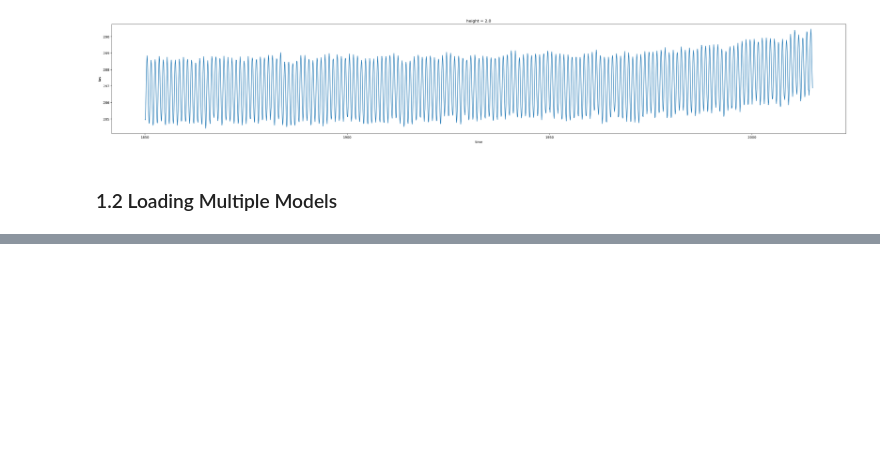
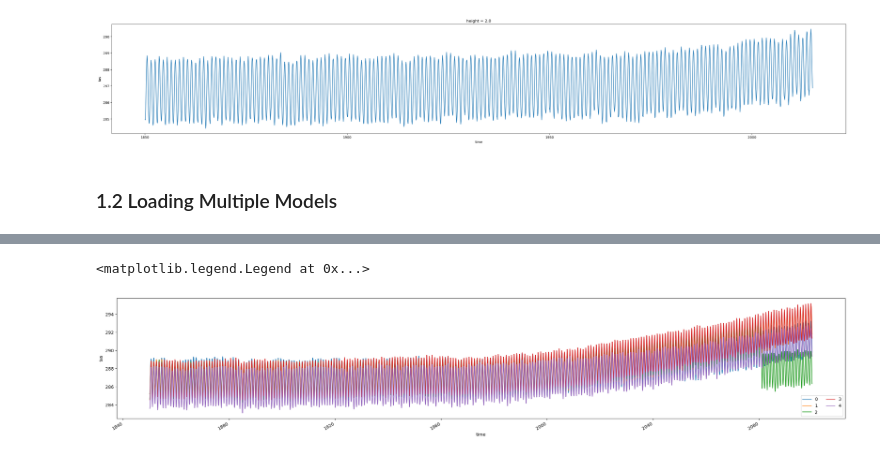
Before and after one commit to jinnayoon/cmip6-tempchangeproj, a Jupyter notebook: research_notebook.ipynb, the cells around one changed output, grey strips where cells are left out. Drawn from its saved outputs; the diff is of its cells as text; code cells hidden in the pictures; blank space fills up the shorter version.

Commit message:
created multiple models and figure

```diff
--- a/research_notebook.ipynb
+++ b/research_notebook.ipynb
@@ -205,0 +212,4 @@ gcm_5_models = df[(df['source_id'] == 'E3SM-1-1') | (df['source_id'] == 'INM-CM4
+# %%
+#time index to assign model times to
+new_time_index=pd.date_range('1850-01-01', '2099-12-31', freq='ME')
+new_time_index
@@ -206,19 +225,24 @@ gcm_5_models = df[(df['source_id'] == 'E3SM-1-1') | (df['source_id'] == 'INM-CM4
 # %%
 #load multiple models
 ds_list = list()
-for source in gcm_5_models:
-    df_hist_tas=df.query  ("activity_id=='CMIP'         & table_id == 'Amon' & variable_id == 'tas' & experiment_id=='historical'& member_id=='r1i1p1f1' & source_id==@source")
-    df_ssp585_tas=df.query("activity_id=='ScenarioMIP'  & table_id == 'Amon' & variable_id == 'tas' & experiment_id=='ssp585'    & member_id=='r1i1p1f1' & source_id==@source")
+for source in gcm_list:
+    df_hist_tas=df.query  ("activity_id=='CMIP'         & table_id == 'Amon' & variable_id == 'tas' & experiment_id=='historical'& member_id=='r1i1p1f1' & source_id== @source")
+    df_ssp585_tas=df.query("activity_id=='ScenarioMIP'  & table_id == 'Amon' & variable_id == 'tas' & experiment_id=='ssp585'    & member_id=='r1i1p1f1' & source_id== @source")
     ds_hist_tas   =load_zarr_dset(df_hist_tas)
     ds_ssp585_tas =load_zarr_dset(df_ssp585_tas)
-    #load the temperature data
-    tas_hist = ds_hist_tas.tas.sel(time=slice(
-    tas_ssp585 = ds_ssp585_tas.tas
-    #compute global means with weights
-    weights_1_canesm5 = np.cos(np.deg2rad(tas_hist.lat))
-    weights_2_canesm5 = np.cos(np.deg2rad(tas_ssp585.lat))
-    ds_hist_tas_w_mean = tas_hist.weighted(weights_1_canesm5).mean(dim = ('lon', 'lat'))
-    ds_ssp585_tas_w_mean = tas_ssp585.weighted(weights_2_canesm5).mean(dim = ('lon', 'lat'))
-    ds_tas_merged = xr.merge([ds_hist_tas_w_mean, ds_ssp585_tas_w_mean], compat = 'override')
-    ds_tas_merged
+    #concat data
+    ds_all = xr.concat([ds_hist_tas, ds_ssp585_tas], dim = ('time'), coords='all', compat = 'override')
+    #print(source) checking if each source starts at 1850
+    #print(ds_all.time[0])
+    #global mean w weights
+    weights = np.cos(np.deg2rad(ds_all.tas.lat))
+    ds_all = ds_all.weighted(weights).mean(dim=('lon', 'lat'))
+    #slice to specific period and reassign new time index
+    ds_all = ds_all.isel(time=slice(0,3000))
+    ds_all = ds_all.assign(time=new_time_index)
+    #add to list
+    ds_list.append(ds_all)
+
+ob_all = xr.concat(ds_list, dim = 'model', coords = 'minimal',compat='override')
+ob_all
 # %% [output]
@@ -225,0 +272,8 @@ TypeError: objects must be an iterable containing only Dataset(s), DataArray(s),
+# %%
+fig, ax = plt.subplots(figsize = (30,5))
+lines = ob_all.tas.plot.line(ax=ax,hue='model', add_legend=False) #accesses tas variable and has each model number set as a diff color
+labels = range(5) #adds labels
+plt.legend(lines, labels, ncol=2, loc='lower right')
+# %% [output]
+<matplotlib.legend.Legend at 0x...>
+[figure, added]
```
Also changed, not shown: parts of 16 cells of this notebook.
